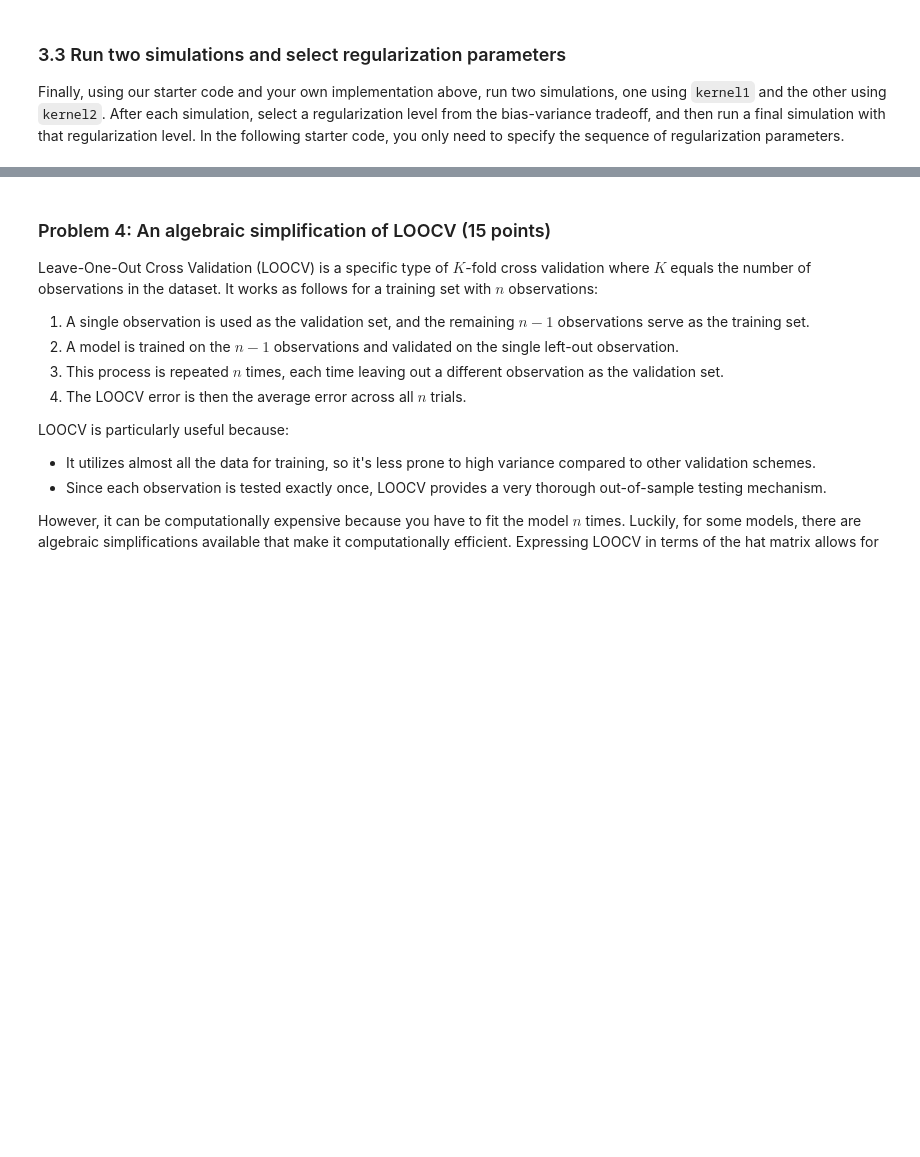
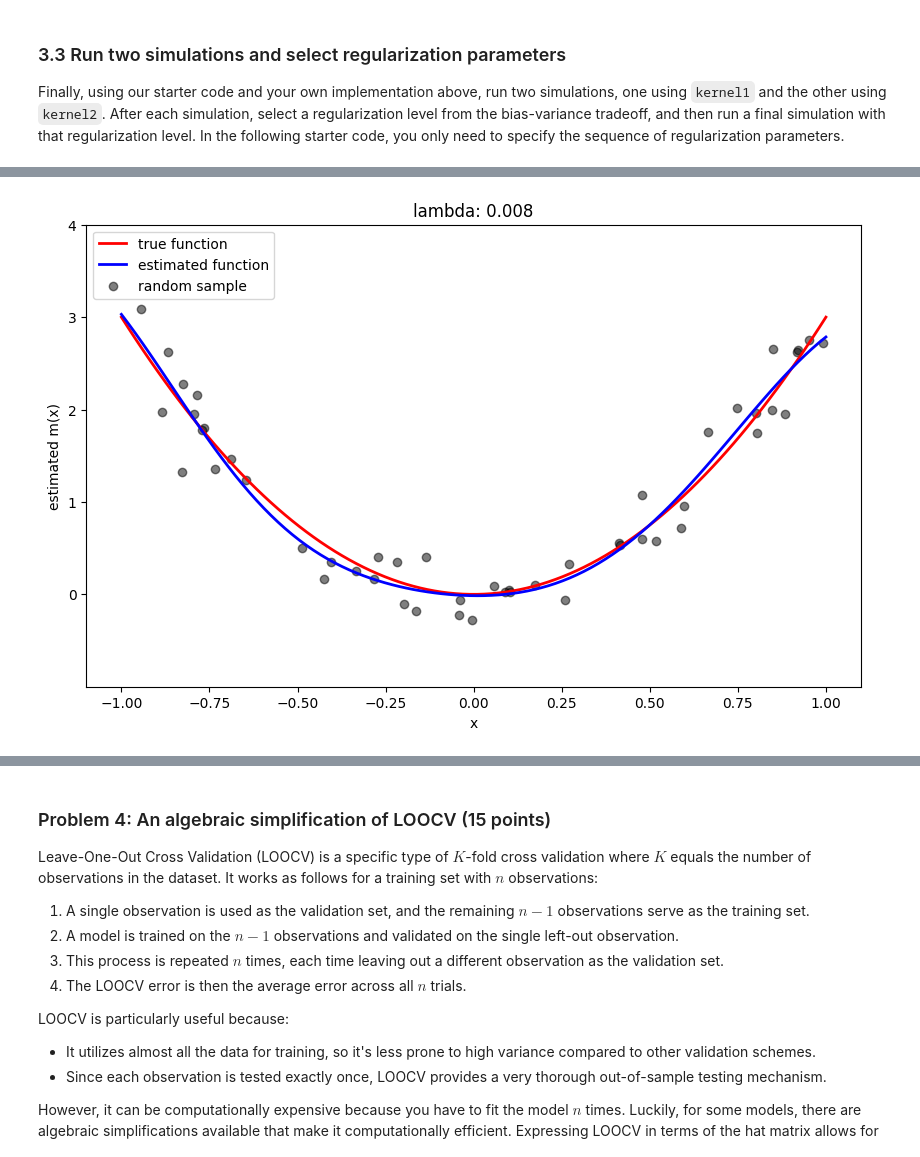
Before and after one commit to WellWellitsOK/SDS365, a Jupyter notebook: assignments/assn1/assn1.ipynb, the cells around one changed output, grey strips where cells are left out. Drawn from its saved outputs; the diff is of its cells as text; code cells hidden in the pictures; blank space fills up the shorter version.

```diff
--- a/assignments/assn1/assn1.ipynb
+++ b/assignments/assn1/assn1.ipynb
@@ -813,3 +876,5 @@ run_simulation(kernel1, lmbdas)
 # %%
-lambda_hat = # set the optimal lambda
+lambda_hat = 0.008
 run_simulation(kernel1, [lambda_hat], show_bias_variance=False)
+# %% [output]
+[figure, added]
```
Also changed, not shown: parts of 7 cells of this notebook.
